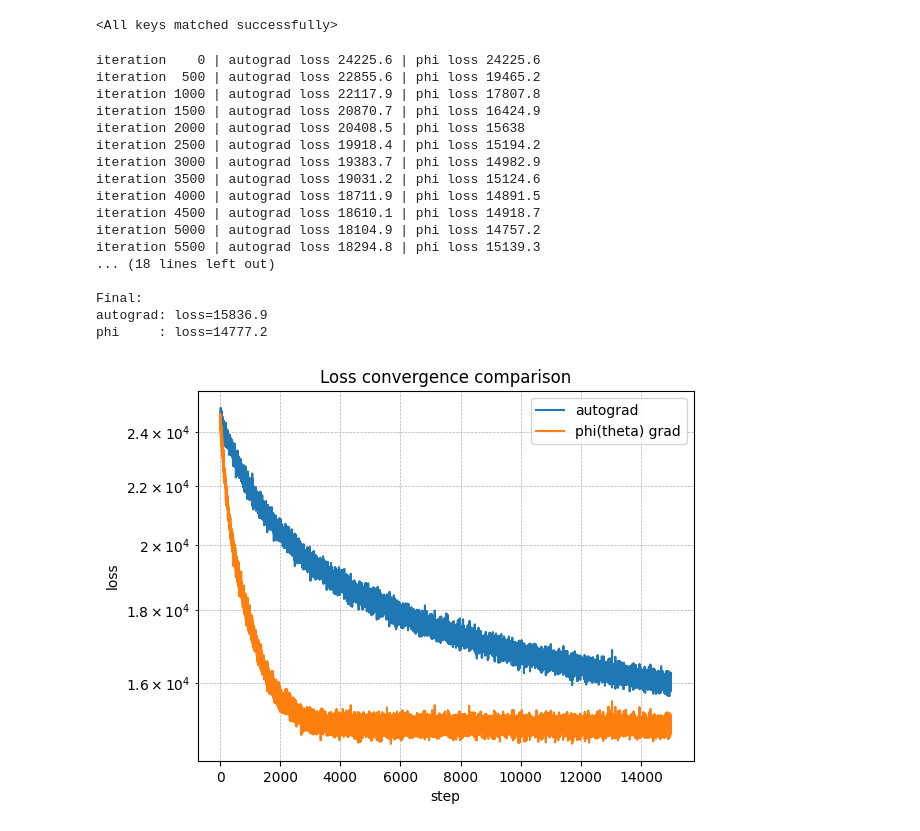
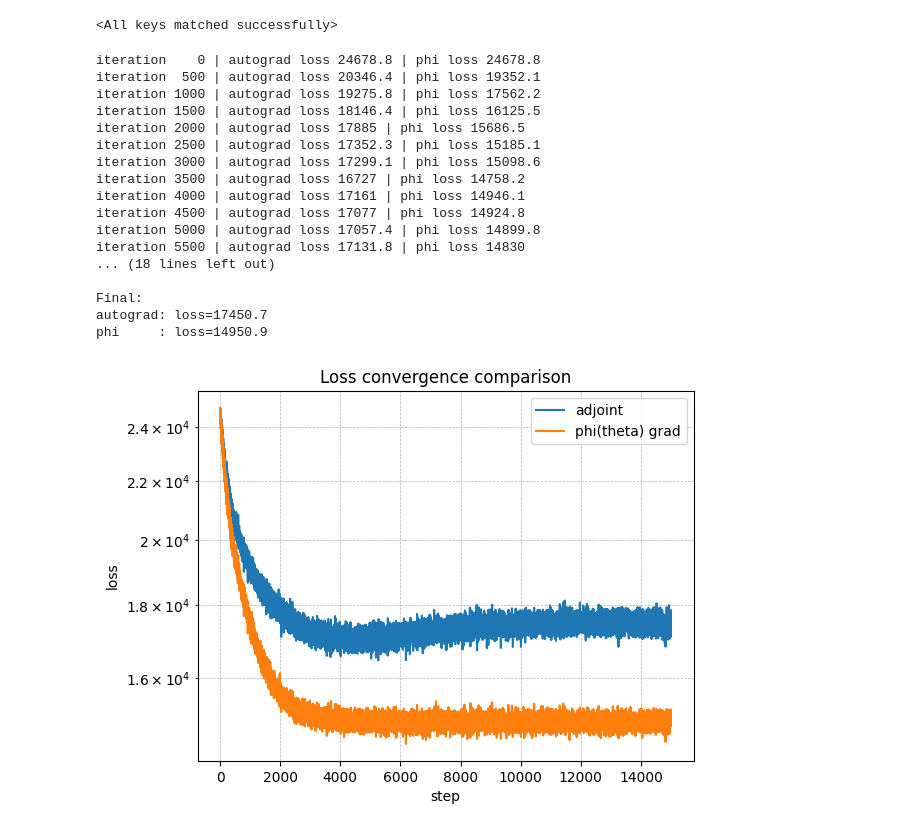
Before and after one commit to YuhangMeiUW/BSDE-Gradient, a Jupyter notebook: optimization_compare.ipynb, the cells around one changed output. Cells and saved outputs as stored; diff of their text form; code cells hidden in the pictures.

Commit message:
optimization comparision between pnaa and trbsde on inverted pendulum example

```diff
--- a/optimization_compare.ipynb
+++ b/optimization_compare.ipynb
@@ -6,8 +6,10 @@ from network import PhiNetwork, ScoreNetwork
 from utils import batched_jacobian
 import matplotlib.pyplot as plt
 # %%
-phi_net = ScoreNetwork(input_dim=2+1, out_dim=2, hidden_dim=32)
-phi_net.load_state_dict(torch.load('network/phi_network_ip_bsde_nl0.5_v3.pth'))
+phi_tr = ScoreNetwork(input_dim=2+1, out_dim=2, hidden_dim=32)
+phi_tr.load_state_dict(torch.load('network/tr_phi_network_ip_bsde_nl0.5.pth'))
+phi_adjoint = ScoreNetwork(input_dim=2+1, out_dim=2, hidden_dim=32)
+phi_adjoint.load_state_dict(torch.load('network/ad_phi_network_ip_bsde_nl0.5.pth'))
 # %% [output]
 <All keys matched successfully>
 # %%
@@ -61,31 +63,33 @@ from utils import rollout, noise
 # %%
 theta0 = torch.randn((N, n))
 
-theta_auto = theta0.clone().detach().requires_grad_(True)
+theta_ad = theta0.clone().detach().requires_grad_(True)
 theta_phi  = theta0.clone().detach().requires_grad_(True)  # requires_grad can stay True; we won't call backward()
 
-opt_auto = torch.optim.Adam([theta_auto], lr=1e-3)
+opt_ad = torch.optim.Adam([theta_ad], lr=1e-3)
 opt_phi  = torch.optim.Adam([theta_phi],  lr=1e-3)
 
-loss_hist_auto = []
+loss_hist_ad = []
 loss_hist_phi  = []
-theta_hist_auto = []
+theta_hist_ad = []
 theta_hist_phi  = []
-theta_hist_auto.append(theta_auto.detach().clone())
+theta_hist_ad.append(theta_ad.detach().clone())
 theta_hist_phi.append(theta_phi.detach().clone())
 for i in range(15000):
-    W_f = torch.zeros((steps+1, N, m))# forward noise
+    W_f = torch.randn((steps+1, N, m)) * np.sqrt(dt)
+    # ======== Method A: autograd ========
+    opt_ad.zero_grad(set_to_none=True)
 
-    for noise_step in range(steps+1):
-        W_f[noise_step, :, :] = noise(dt, N, m)
-    # ======== Method A: autograd ========
-    opt_auto.zero_grad(set_to_none=True)
 
-    # compute loss (keep exactly same code path)
-    xT_auto = rollout(f, g, T, dt, theta_auto, W_f)[-1]
-    loss_auto = lf(xT_auto).sum(dim=0)  # your original loss
-    loss_auto.backward()
-    opt_auto.step()
+    with torch.no_grad():
+        xT_ad = rollout(f, g, T, dt, theta_ad, W_f)[-1]
+        loss_ad = lf(xT_ad).sum(dim=0)
+
+
+    with torch.no_grad():
+        gad = phi_adjoint(theta_ad, torch.tensor(0.0).repeat(theta_ad.shape[0], 1)).detach()  # shape (N, n)
+        theta_ad.grad = gad.detach()
+    opt_ad.step()
 
     # ======== Method B: custom phi gradient ========
     opt_phi.zero_grad(set_to_none=True)
@@ -99,56 +103,56 @@ for i in range(15000):
     # apply your gradient estimator
     # IMPORTANT: optimizer expects theta_phi.grad to be a tensor on same device/dtype
     with torch.no_grad():
-        ghat = phi_net(theta_phi, torch.tensor(0.0).repeat(theta_phi.shape[0], 1))  # shape (N, n)
+        ghat = phi_tr(theta_phi, torch.tensor(0.0).repeat(theta_phi.shape[0], 1))  # shape (N, n)
         theta_phi.grad = ghat.detach()
     opt_phi.step()
 
     # ---- log ----
-    loss_hist_auto.append(loss_auto.detach().item() if loss_auto.numel()==1 else loss_auto.detach().sum().item())
+    loss_hist_ad.append(loss_ad.detach().item() if loss_ad.numel()==1 else loss_ad.detach().sum().item())
     loss_hist_phi.append(loss_phi.detach().item()  if loss_phi.numel()==1  else loss_phi.detach().sum().item())
 
-    theta_hist_auto.append(theta_auto.detach().clone())
+    theta_hist_ad.append(theta_ad.detach().clone())
     theta_hist_phi.append(theta_phi.detach().clone())
 
     # optional: print occasionally
     if i % max(1, 500) == 0:
-        print(f"iteration {i:4d} | autograd loss {loss_hist_auto[-1]:.6g} | phi loss {loss_hist_phi[-1]:.6g}")
+        print(f"iteration {i:4d} | autograd loss {loss_hist_ad[-1]:.6g} | phi loss {loss_hist_phi[-1]:.6g}")
 
 # ---- final report ----
 print("\nFinal:")
-print(f"autograd: loss={loss_hist_auto[-1]:.6g}")
+print(f"autograd: loss={loss_hist_ad[-1]:.6g}")
 print(f"phi     : loss={loss_hist_phi[-1]:.6g}")
 
 # ---- plot ----
 plt.figure()
-plt.plot(loss_hist_auto, label="autograd")
+plt.plot(loss_hist_ad, label="adjoint")
 plt.plot(loss_hist_phi,  label="phi(theta) grad")
 plt.yscale("log")  # often helpful; remove if you prefer linear
 plt.xlabel("step")
 plt.ylabel("loss")
 plt.title("Loss convergence comparison")
 plt.legend()
 plt.grid(True, which="both", linestyle="--", linewidth=0.5)
 plt.show()
 # %% [output]
-iteration    0 | autograd loss 24225.6 | phi loss 24225.6
-iteration  500 | autograd loss 22855.6 | phi loss 19465.2
-iteration 1000 | autograd loss 22117.9 | phi loss 17807.8
-iteration 1500 | autograd loss 20870.7 | phi loss 16424.9
-iteration 2000 | autograd loss 20408.5 | phi loss 15638
-iteration 2500 | autograd loss 19918.4 | phi loss 15194.2
-iteration 3000 | autograd loss 19383.7 | phi loss 14982.9
-iteration 3500 | autograd loss 19031.2 | phi loss 15124.6
-iteration 4000 | autograd loss 18711.9 | phi loss 14891.5
-iteration 4500 | autograd loss 18610.1 | phi loss 14918.7
-iteration 5000 | autograd loss 18104.9 | phi loss 14757.2
-iteration 5500 | autograd loss 18294.8 | phi loss 15139.3
+iteration    0 | autograd loss 24678.8 | phi loss 24678.8
+iteration  500 | autograd loss 20346.4 | phi loss 19352.1
+iteration 1000 | autograd loss 19275.8 | phi loss 17562.2
+iteration 1500 | autograd loss 18146.4 | phi loss 16125.5
+iteration 2000 | autograd loss 17885 | phi loss 15686.5
+iteration 2500 | autograd loss 17352.3 | phi loss 15185.1
+iteration 3000 | autograd loss 17299.1 | phi loss 15098.6
+iteration 3500 | autograd loss 16727 | phi loss 14758.2
+iteration 4000 | autograd loss 17161 | phi loss 14946.1
+iteration 4500 | autograd loss 17077 | phi loss 14924.8
+iteration 5000 | autograd loss 17057.4 | phi loss 14899.8
+iteration 5500 | autograd loss 17131.8 | phi loss 14830
 ... (18 lines left out)
 
 Final:
-autograd: loss=15836.9
-phi     : loss=14777.2
+autograd: loss=17450.7
+phi     : loss=14950.9
-[figure, old version]
+[figure, new version]
 # %%
 ## plot of optimal theta
 plt.figure()
```
Also changed, not shown: parts of 25 cells of this notebook.
